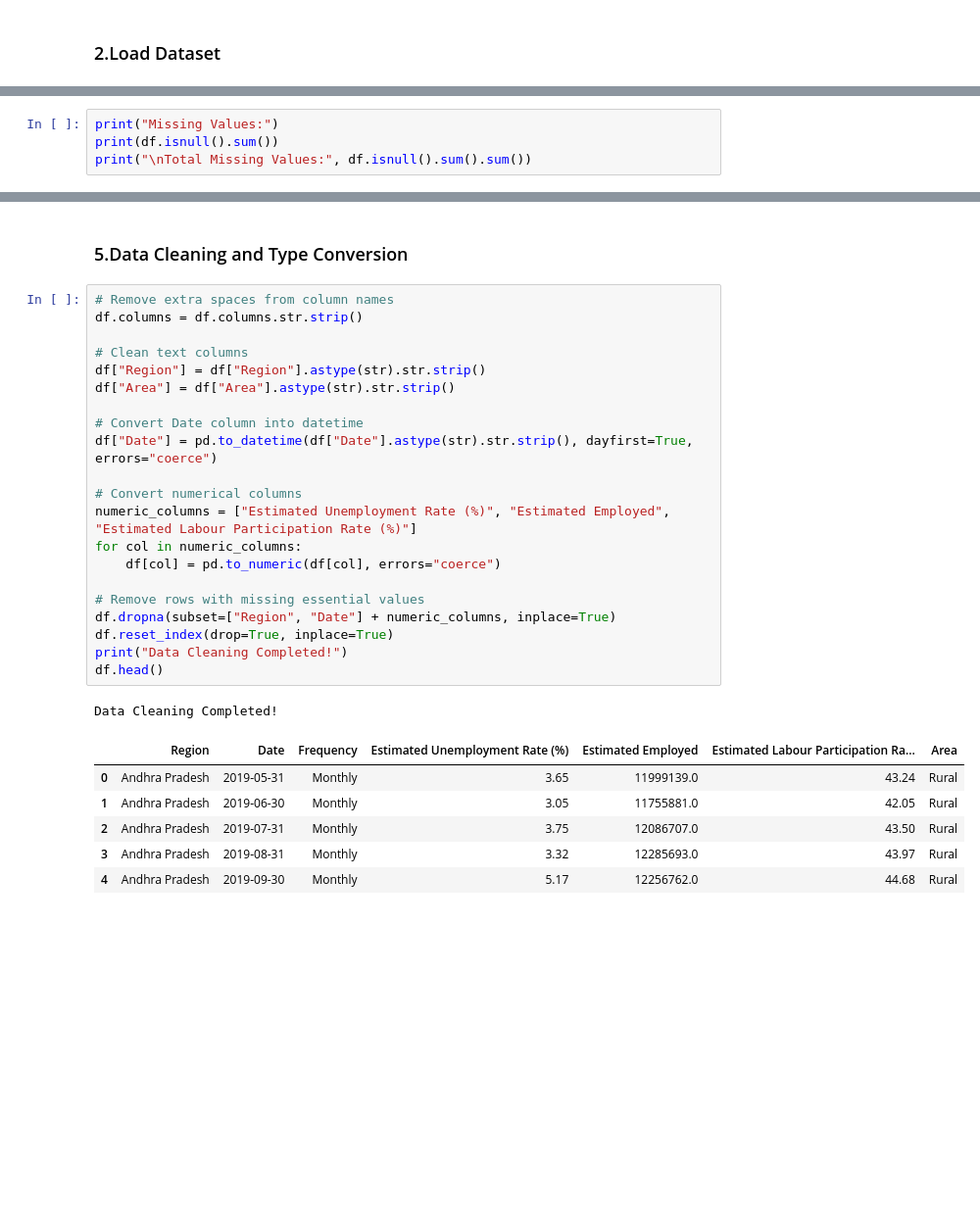
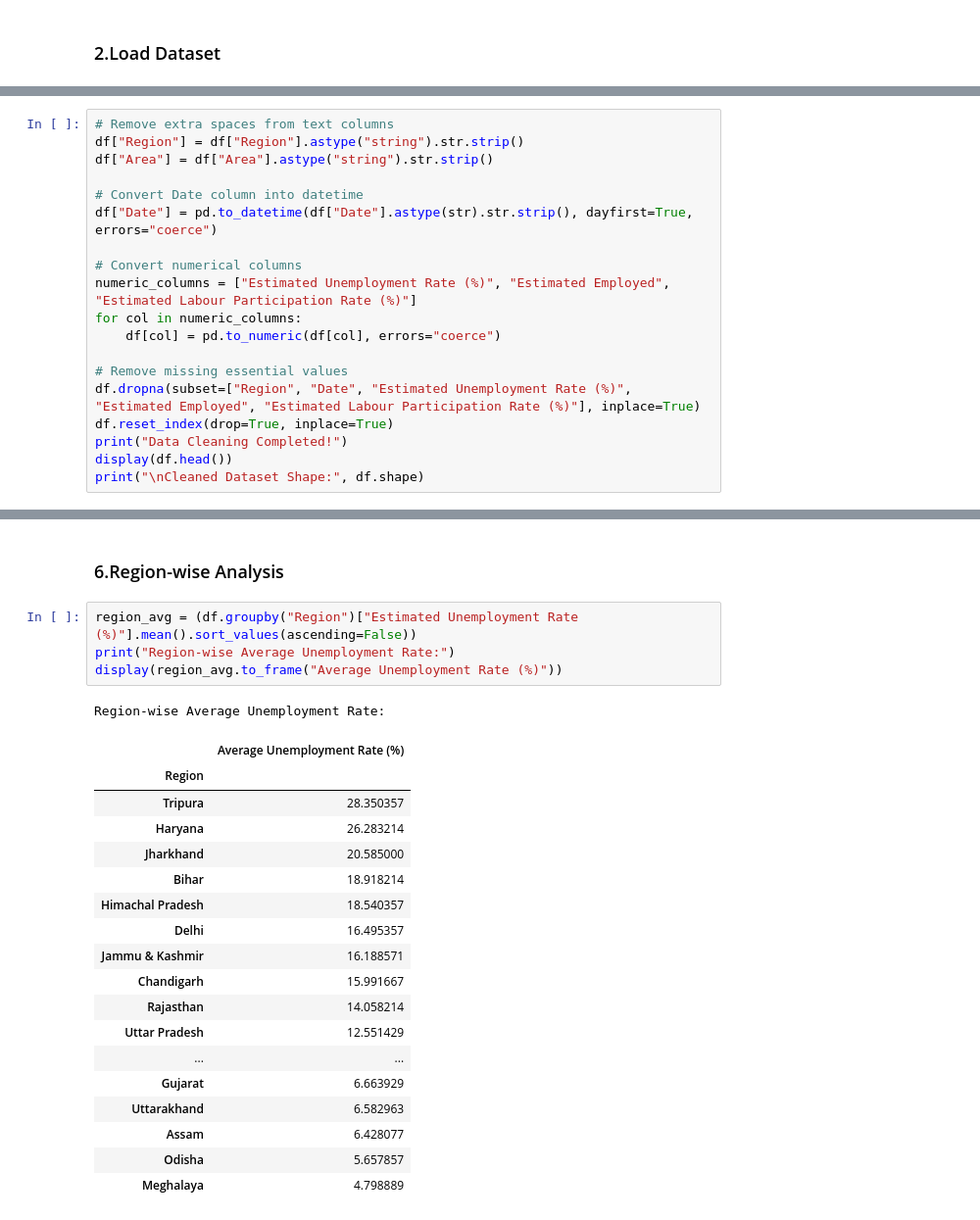
Before and after one commit to ChaudhariUtkarsh/2.Unemployment_Analysis, a Jupyter notebook: Unemployment_Analysis.ipynb, the cells around one changed output, grey strips where cells are left out. Shown at 98% size. Drawn from its saved outputs; the diff is of its cells as text; blank space fills up the shorter version.

```diff
--- a/Unemployment_Analysis.ipynb
+++ b/Unemployment_Analysis.ipynb
@@ -61,5 +94,20 @@ memory usage: 66.1 KB
 # %%
-print("Missing Values:")
-print(df.isnull().sum())
-print("\nTotal Missing Values:", df.isnull().sum().sum())
+# Remove extra spaces from text columns
+df["Region"] = df["Region"].astype("string").str.strip()
+df["Area"] = df["Area"].astype("string").str.strip()
+
+# Convert Date column into datetime
+df["Date"] = pd.to_datetime(df["Date"].astype(str).str.strip(), dayfirst=True, errors="coerce")
+
+# Convert numerical columns
+numeric_columns = ["Estimated Unemployment Rate (%)", "Estimated Employed", "Estimated Labour Participation Rate (%)"]
+for col in numeric_columns:
+    df[col] = pd.to_numeric(df[col], errors="coerce")
+
+# Remove missing essential values
+df.dropna(subset=["Region", "Date", "Estimated Unemployment Rate (%)", "Estimated Employed", "Estimated Labour Participation Rate (%)"], inplace=True)
+df.reset_index(drop=True, inplace=True)
+print("Data Cleaning Completed!")
+display(df.head())
+print("\nCleaned Dataset Shape:", df.shape)
 # %% [output]
@@ -77,31 +122,26 @@ Total Missing Values: 196
 # %% [markdown]
-### 5.Data Cleaning and Type Conversion
+### 6.Region-wise Analysis
 # %%
-# Remove extra spaces from column names
-df.columns = df.columns.str.strip()
-
-# Clean text columns
-df["Region"] = df["Region"].astype(str).str.strip()
-df["Area"] = df["Area"].astype(str).str.strip()
-
-# Convert Date column into datetime
-df["Date"] = pd.to_datetime(df["Date"].astype(str).str.strip(), dayfirst=True, errors="coerce")
-
-# Convert numerical columns
-numeric_columns = ["Estimated Unemployment Rate (%)", "Estimated Employed", "Estimated Labour Participation Rate (%)"]
-for col in numeric_columns:
-    df[col] = pd.to_numeric(df[col], errors="coerce")
-
-# Remove rows with missing essential values
-df.dropna(subset=["Region", "Date"] + numeric_columns, inplace=True)
-df.reset_index(drop=True, inplace=True)
-print("Data Cleaning Completed!")
-df.head()
+region_avg = (df.groupby("Region")["Estimated Unemployment Rate (%)"].mean().sort_values(ascending=False))
+print("Region-wise Average Unemployment Rate:")
+display(region_avg.to_frame("Average Unemployment Rate (%)"))
 # %% [output]
-Data Cleaning Completed!
+Region-wise Average Unemployment Rate:
-|  | Region | Date | Frequency | Estimated Unemployment Rate (%) | Estimated Employed | Estimated Labour Participation Ra... | Area |
-| 0 | Andhra Pradesh | 2019-05-31 | Monthly | 3.65 | 11999139.0 | 43.24 | Rural |
-| 1 | Andhra Pradesh | 2019-06-30 | Monthly | 3.05 | 11755881.0 | 42.05 | Rural |
-| 2 | Andhra Pradesh | 2019-07-31 | Monthly | 3.75 | 12086707.0 | 43.50 | Rural |
-| 3 | Andhra Pradesh | 2019-08-31 | Monthly | 3.32 | 12285693.0 | 43.97 | Rural |
-| 4 | Andhra Pradesh | 2019-09-30 | Monthly | 5.17 | 12256762.0 | 44.68 | Rural |
+|  | Average Unemployment Rate (%) |
+| Region |  |
+| Tripura | 28.350357 |
+| Haryana | 26.283214 |
+| Jharkhand | 20.585000 |
+| Bihar | 18.918214 |
+| Himachal Pradesh | 18.540357 |
+| Delhi | 16.495357 |
+| Jammu & Kashmir | 16.188571 |
+| Chandigarh | 15.991667 |
+| Rajasthan | 14.058214 |
+| Uttar Pradesh | 12.551429 |
+| ... | ... |
+| Gujarat | 6.663929 |
+| Uttarakhand | 6.582963 |
+| Assam | 6.428077 |
+| Odisha | 5.657857 |
+| Meghalaya | 4.798889 |
```
Also changed, not shown: parts of 50 cells of this notebook, 2 other files.
